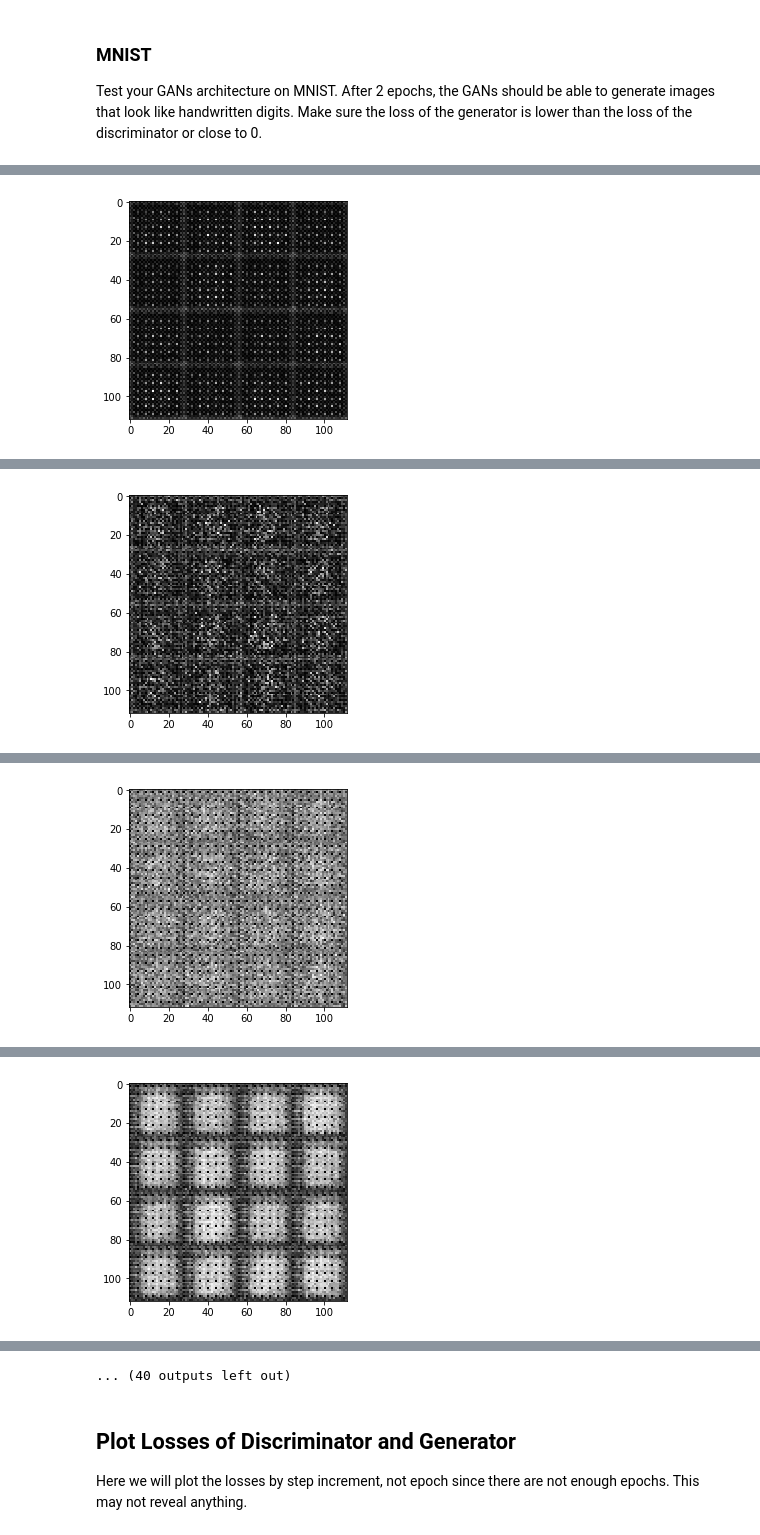
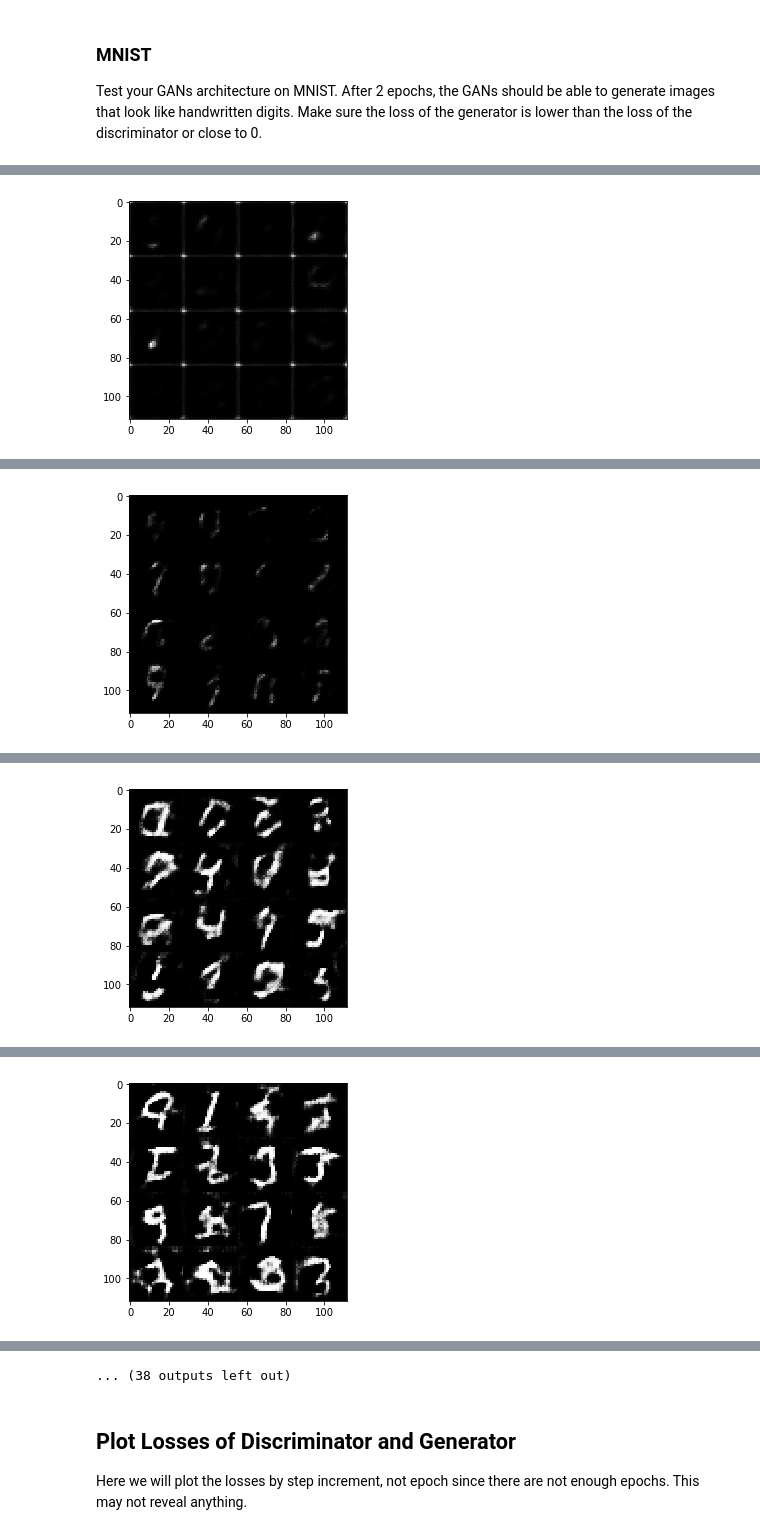
Before and after one commit to Artabartzes/deep-learning, a Jupyter notebook: face_generation/dlnd_face_generation.ipynb, the cells around one changed output, grey strips where cells are left out. Drawn from its saved outputs; the diff is of its cells as text; code cells hidden in the pictures.

```diff
--- a/face_generation/dlnd_face_generation.ipynb
+++ b/face_generation/dlnd_face_generation.ipynb
@@ -140,7 +142,9 @@ alpha = 0.2   #0.2 happens to be the TF default anyway
 ## Using similar method as in the DCGAN exercise for house numbers.
 # Batch Normalization on the 2nd and 3rd hidden layers
 # Leaky relu
-# Using suggestions from DCGAN paper
+# setting an initial filters parameter to make experimentation easier.
+# Some inspiration taken from byanofsky at
+# https://github.com/byanofsky/gan-face-generation/blob/master/dlnd_face_generation.ipynb
 def discriminator(images, reuse=False):
     """
     Create the discriminator network
@@ -149,9 +153,8 @@ def discriminator(images, reuse=False):
     :return: Tuple of (tensor output of the discriminator, tensor logits of the discriminator)
     """
     # TODO: Implement Function
-    training = not reuse
     filters = 64
-    keep = 0.5
+    keep = 0.7
     kernel_initializer = tf.contrib.layers.xavier_initializer()
     with tf.variable_scope('discriminator', reuse=reuse):
         # Input layer is 28x28x3
@@ -160,19 +163,20 @@ def discriminator(images, reuse=False):
         x1 = tf.nn.leaky_relu(x1, alpha=alpha)
         x1 = tf.nn.dropout(x1, keep)
 
-        x2 = tf.layers.conv2d(x1, filters*2, kernel_size, strides=2, padding='same', activation=None,
+        x2 = tf.layers.conv2d(x1, filters*2, kernel_size, strides=1, padding='same', activation=None,
                              kernel_initializer=kernel_initializer)
-        x2 = tf.layers.batch_normalization(x2, training=training)
+        x2 = tf.layers.batch_normalization(x2, training=True)
         x2 = tf.nn.leaky_relu(x2, alpha=alpha)
         x2 = tf.nn.dropout(x2, keep)
 
         x3 = tf.layers.conv2d(x2, filters*4, kernel_size, strides=2, padding='same', activation=None,
                              kernel_initializer=kernel_initializer)
-        x3 = tf.layers.batch_normalization(x3, training=training)
+        x3 = tf.layers.batch_normalization(x3, training=True)
         x3 = tf.nn.leaky_relu(x3, alpha=alpha)
         x3 = tf.nn.dropout(x3, keep)
 
-        flat_x = tf.reshape(x3, (-1,filters*8*4*4))
+        #filters*8*4*4
+        flat_x = tf.reshape(x3, (-1,filters*8*7*7))
         logits = tf.layers.dense(flat_x,1)
         output = tf.nn.sigmoid(logits)
     return output, logits
@@ -191,6 +195,8 @@ Implement `generator` to generate an image using `z`. This function should be ab
 ## Using similar method as in the DCGAN exercise for house numbers.
 # Batch Normalization on the all hidden convolution layers
 # Leaky relu
+# Some inspiration taken from byanofsky at
+# https://github.com/byanofsky/gan-face-generation/blob/master/dlnd_face_generation.ipynb
 def generator(z, out_channel_dim, is_train=True):    #reuse = NOT is_train
     """
     Create the generator network
@@ -203,21 +209,21 @@ def generator(z, out_channel_dim, is_train=True):    #reuse = NOT is_train
     with tf.variable_scope('generator', reuse=not is_train):
     # TODO: Implement Function
         # First fully connected layer
-        x1 = tf.contrib.layers.fully_connected(z, 7*7*1024, activation_fn=None)
-        x1 = tf.reshape(x1, (-1, 7, 7, 1024))
+        x1 = tf.contrib.layers.fully_connected(z, 7*7*256, activation_fn=None)
+        x1 = tf.reshape(x1, (-1, 7, 7, 256))
         x1 = tf.layers.batch_normalization(x1, training = is_train)
         x1 = tf.nn.leaky_relu(x1, alpha=alpha)
         # Output is 7 x 7 x 512
         #print('x1 dense',x1)
 
-        x2 = tf.layers.conv2d_transpose(x1, 512, kernel_size, strides=2, padding='same', activation=None,
+        x2 = tf.layers.conv2d_transpose(x1, 128, kernel_size, strides=2, padding='same', activation=None,
                                        kernel_initializer=kernel_initializer)
         x2 = tf.layers.batch_normalization(x2, training = is_train)
         x2 = tf.nn.leaky_relu(x2, alpha=alpha)
         # Output is 14 x 14 x 256
         #print('x2 conv2d',x2)
 
-        x3 = tf.layers.conv2d_transpose(x2, 256, kernel_size, strides=2, padding='same', activation=None,
+        x3 = tf.layers.conv2d_transpose(x2, 64, kernel_size, strides=2, padding='same', activation=None,
                                        kernel_initializer=kernel_initializer)
         x3 = tf.layers.batch_normalization(x3, training = is_train)
         x3 = tf.nn.leaky_relu(x3, alpha=alpha)
@@ -245,7 +251,7 @@ Implement `model_loss` to build the GANs for training and calculate the loss.  T
 - `discriminator(images, reuse=False)`
 - `generator(z, out_channel_dim, is_train=True)`
 # %%
-# Using standard loss formulas from DCGAN
+# Using standard loss formulas from DCGAN project
 def model_loss(input_real, input_z, out_channel_dim):
     """
     Get the loss for the discriminator and generator
@@ -260,8 +266,9 @@ def model_loss(input_real, input_z, out_channel_dim):
     d_output_real, d_logits_real = discriminator(input_real, reuse=False)
     d_output_fake, d_logits_fake = discriminator(g_output, reuse=True)
 
+    #Make real labels 0.9 to help model train
     d_loss_real = tf.reduce_mean(
-        tf.nn.sigmoid_cross_entropy_with_logits(logits=d_logits_real, labels=tf.ones_like(d_output_real)))
+        tf.nn.sigmoid_cross_entropy_with_logits(logits=d_logits_real, labels=tf.ones_like(d_output_real)*0.9))
     d_loss_fake = tf.reduce_mean(
         tf.nn.sigmoid_cross_entropy_with_logits(logits=d_logits_fake, labels=tf.zeros_like(d_output_fake)))
     g_loss = tf.reduce_mean(
@@ -371,12 +378,13 @@ def train(epoch_count, batch_size, z_dim, learning_rate, beta1, get_batches, dat
     out_channel_dim = data_shape[3]
     d_loss, g_loss = model_loss(input_real, input_z, data_shape[3])
 
-    d_opt, g_opt = model_opt(d_loss, g_loss, learning_rate, beta1)
+    d_opt, g_opt = model_opt(d_loss, g_loss, input_lr, beta1)
     total_steps = data_shape[0] // batch_size
 
     with tf.Session() as sess:
         sess.run(tf.global_variables_initializer())
         for epoch_i in range(epoch_count):
+            steps = 0
             for batch_images in get_batches(batch_size):
                 # TODO: Train Model
                 steps += 1
@@ -412,8 +420,8 @@ Test your GANs architecture on MNIST.  After 2 epochs, the GANs should be able t
 # %%
 batch_size = 32
 z_dim = 100
-learning_rate = 0.00001
-beta1 = 0.1
+learning_rate = 0.0005 #0.0005
+beta1 = 0.5
 
 
 """
@@ -435 +443 @@ Step 150/1875 Epoch 1/2... Discriminator Loss: 0.9197... Generator Loss: 0.6858
-[figure, old version]
+[figure, new version]
@@ -442 +450 @@ Step 300/1875 Epoch 1/2... Discriminator Loss: 0.7314... Generator Loss: 1.4650
-[figure, old version]
+[figure, new version]
@@ -449 +457 @@ Step 450/1875 Epoch 1/2... Discriminator Loss: 0.5969... Generator Loss: 1.4400
-[figure, old version]
+[figure, new version]
@@ -456 +464 @@ Step 600/1875 Epoch 1/2... Discriminator Loss: 0.2289... Generator Loss: 2.2675
-[figure, old version]
+[figure, new version]
@@ -471,4 +479,4 @@ Step 900/1875 Epoch 1/2... Discriminator Loss: 0.4354... Generator Loss: 2.9005
-... (40 outputs left out)
+... (38 outputs left out)
 # %% [markdown]
 ## Plot Losses of Discriminator and Generator
 Here we will plot the losses by step increment, not epoch since there are not enough epochs.  This may not reveal anything.
```
Also changed, not shown: parts of 6 cells of this notebook.
